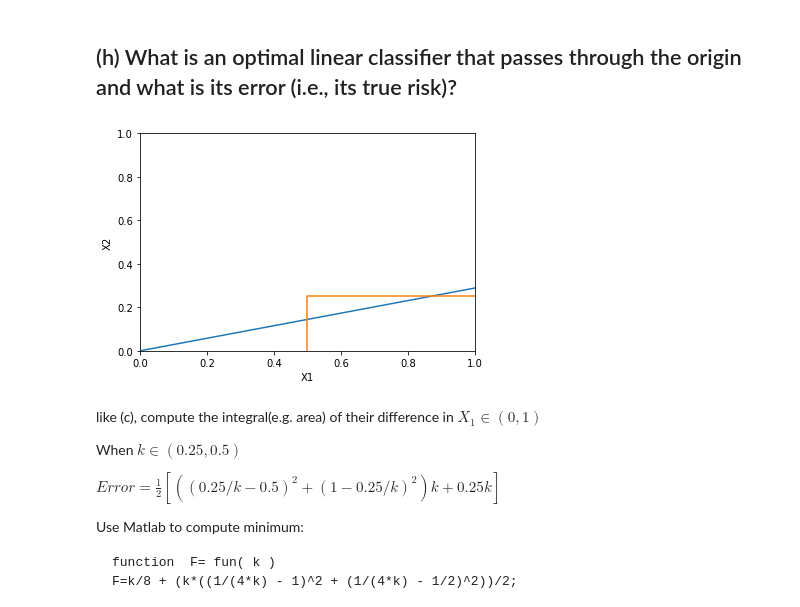
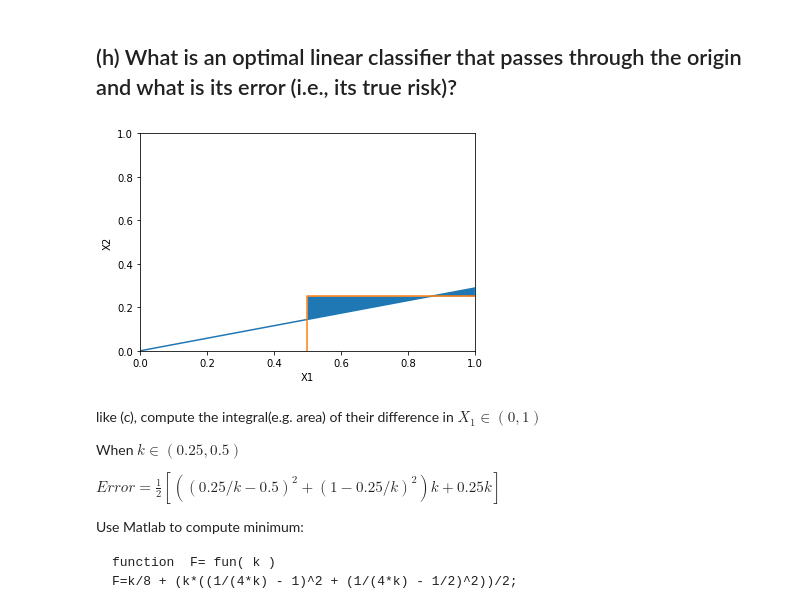
Before and after one commit to ShrekFelix/COMPSCI571-Machine-Learning, a Jupyter notebook: DecisionTree/hw2.ipynb, the cells around one changed output. Cells and saved outputs as stored; diff of their text form; code cells hidden in the pictures.

```diff
--- a/DecisionTree/hw2.ipynb
+++ b/DecisionTree/hw2.ipynb
@@ -233,15 +256,21 @@ No. A line through the origin will always cross the boundary. So it will always
 # %%
 x1=np.linspace(0,1,100)
 y1=0.2887*x1
 plt.plot(x1,y1)
+
+x2=np.linspace(0.5,1,100)
+y2=np.array([0.25 for i in range(100)])
+y3=0.2887*x2
+plt.fill_between(x2, y2, y3)
+
 plt.plot([0.5,0.5,1],[0,0.25,0.25])
 plt.xlabel('X1')
 plt.ylabel('X2')
 plt.xlim(0,1)
 plt.ylim(0,1)
 pass
 # %% [output]
-[figure, old version]
+[figure, new version]
 # %% [markdown]
 like (c), compute the integral(e.g. area) of their difference in $ X_1 \in (0,1) $
 
```
Also changed, not shown: parts of 11 cells of this notebook, 1 other file.
